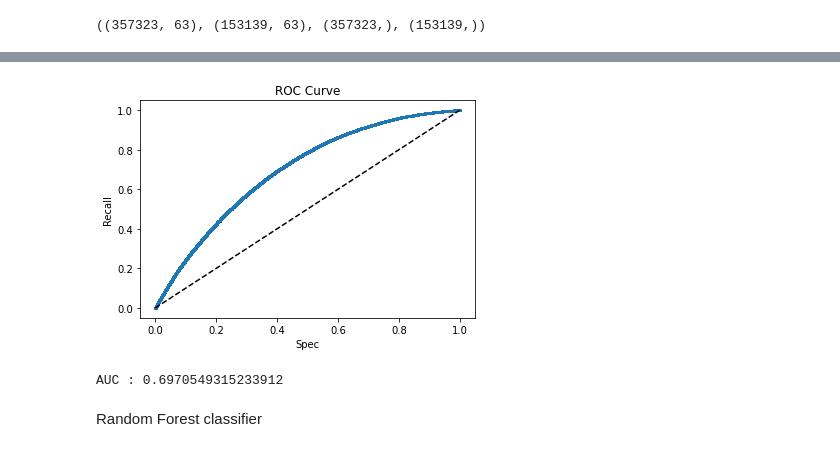
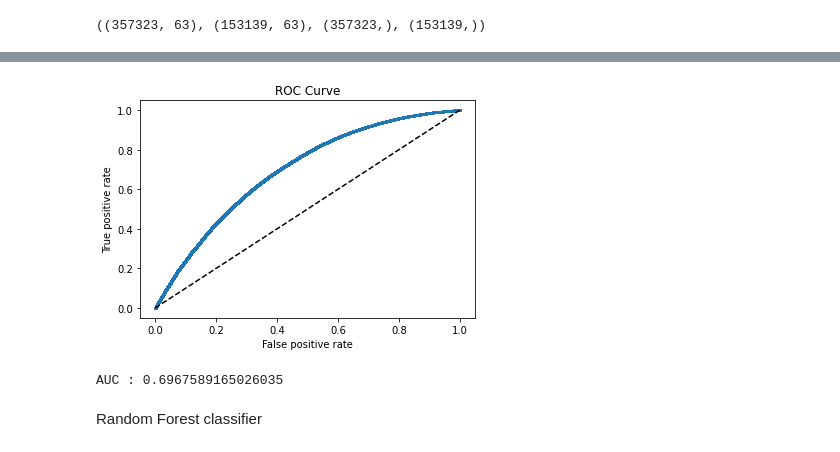
Before and after one commit to Rajat-Gaur/Credit-Card-Fraud-Detection, a Jupyter notebook: Welcome_To_Colaboratory.ipynb, the cells around one changed output, grey strips where cells are left out. Drawn from its saved outputs; the diff is of its cells as text; code cells hidden in the pictures.

```diff
--- a/Welcome_To_Colaboratory.ipynb
+++ b/Welcome_To_Colaboratory.ipynb
@@ -1143,18 +1139,18 @@ pred2 = pd.concat([pred2,pd.DataFrame(y_test2,columns=['y_test'])], axis=1)
 # %%
 fpr, tpr, threshold = roc_curve(y_test2, model.decision_function(X_test2))
 
 plt.plot(fpr, tpr, 'o-', ms = 2, label="Log Reg")
 plt.legend
 plt.plot([0,1],[0,1], 'k--', label="abs")
-plt.xlabel('Spec')
-plt.ylabel('Recall')
+plt.xlabel('False positive rate')
+plt.ylabel('True positive rate')
 plt.title('ROC Curve')
 plt.show()
 
 print('AUC : {}'.format(auc(fpr, tpr)))
 # %% [output]
-[figure, old version]
+[figure, new version]
-AUC : 0.6970549315233912
+AUC : 0.6967589165026035
 # %% [markdown]
 Random Forest classifier
 # %%
```
Also changed, not shown: parts of 7 cells of this notebook.
